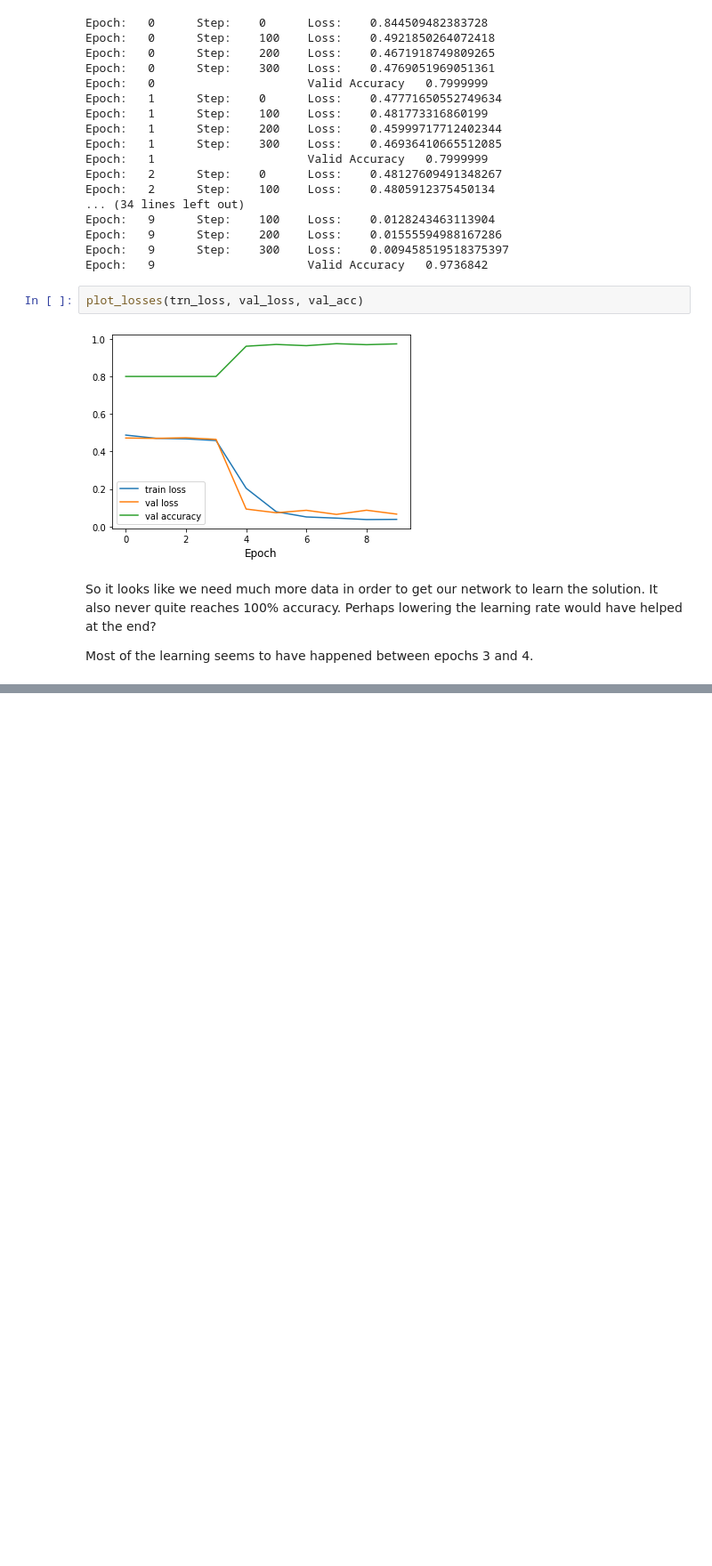
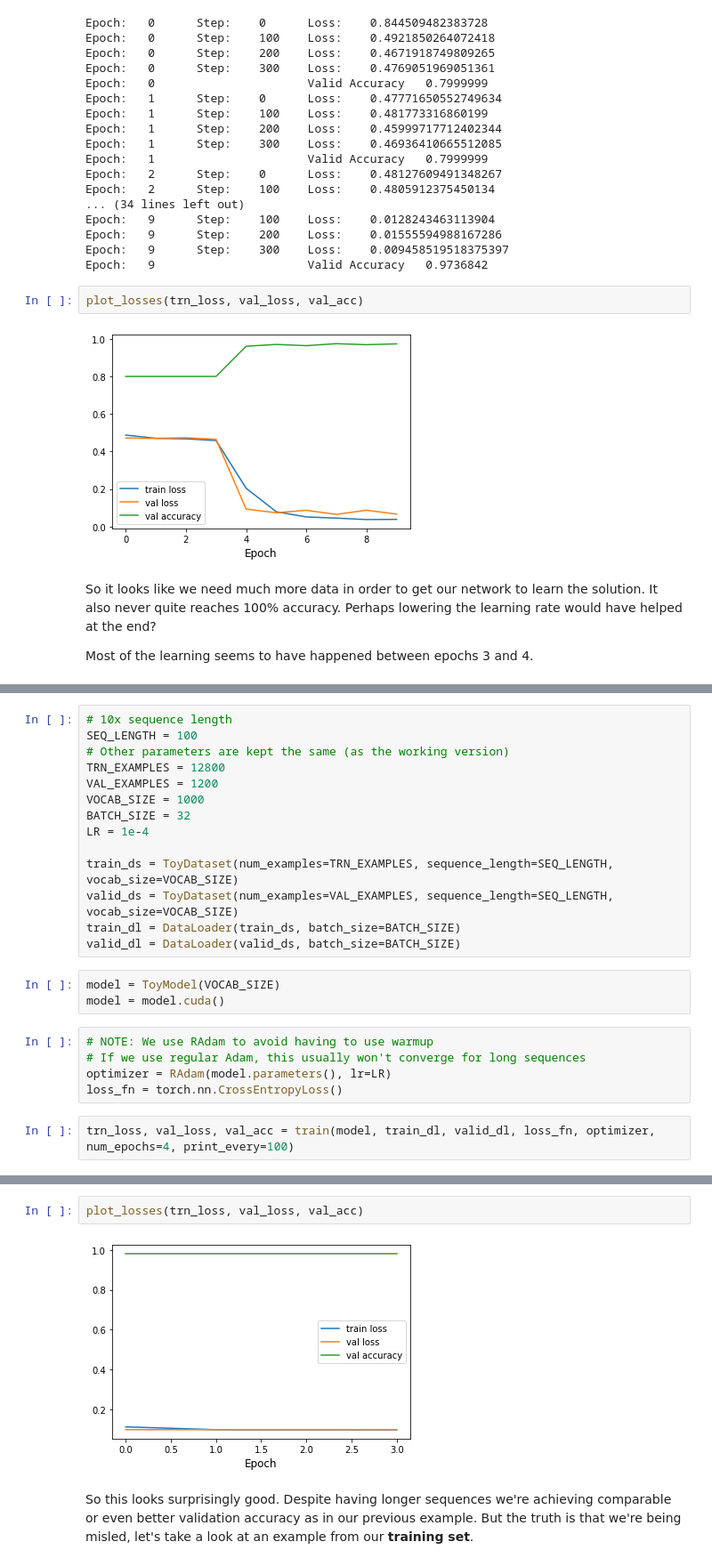
Before and after one commit to JoshVarty/bio-experiments, a Jupyter notebook: 01_Pairs_Of_Adjacent_Duplicates.ipynb, the cells around one changed output, grey strips where cells are left out. Shown at 89% size. Cells and saved outputs as stored; diff of their text form; blank space fills up the shorter version.

Commit message:
Add long sequence work

```diff
--- a/01_Pairs_Of_Adjacent_Duplicates.ipynb
+++ b/01_Pairs_Of_Adjacent_Duplicates.ipynb
@@ -231,0 +236,24 @@ Most of the learning seems to have happened between epochs 3 and 4.
+# %%
+# 10x sequence length
+SEQ_LENGTH = 100
+# Other parameters are kept the same (as the working version)
+TRN_EXAMPLES = 12800
+VAL_EXAMPLES = 1200
+VOCAB_SIZE = 1000
+BATCH_SIZE = 32
+LR = 1e-4
+
+train_ds = ToyDataset(num_examples=TRN_EXAMPLES, sequence_length=SEQ_LENGTH, vocab_size=VOCAB_SIZE)
+valid_ds = ToyDataset(num_examples=VAL_EXAMPLES, sequence_length=SEQ_LENGTH, vocab_size=VOCAB_SIZE)
+train_dl = DataLoader(train_ds, batch_size=BATCH_SIZE)
+valid_dl = DataLoader(valid_ds, batch_size=BATCH_SIZE)
+# %%
+model = ToyModel(VOCAB_SIZE)
+model = model.cuda()
+# %%
+# NOTE: We use RAdam to avoid having to use warmup
+# If we use regular Adam, this usually won't converge for long sequences
+optimizer = RAdam(model.parameters(), lr=LR)
+loss_fn = torch.nn.CrossEntropyLoss()
+# %%
+trn_loss, val_loss, val_acc = train(model, train_dl, valid_dl, loss_fn, optimizer, num_epochs=4, print_every=100)
@@ -231,0 +281,6 @@ Most of the learning seems to have happened between epochs 3 and 4.
+# %%
+plot_losses(trn_loss, val_loss, val_acc)
+# %% [output]
+[figure, added]
+# %% [markdown]
+So this looks surprisingly good. Despite having longer sequences we're achieving comparable or even better validation accuracy as in our previous example. But the truth is that we're being misled, let's take a look at an example from our **training set**.
```
Also changed, not shown: parts of 6 cells of this notebook.
